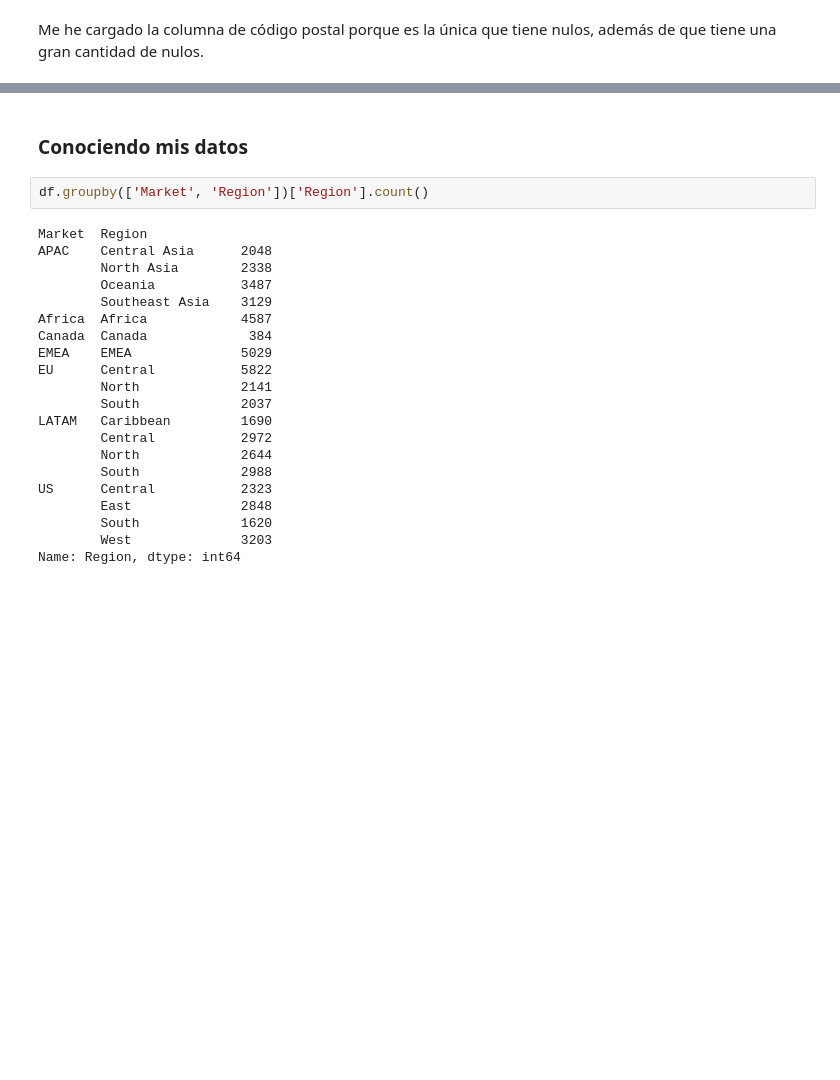
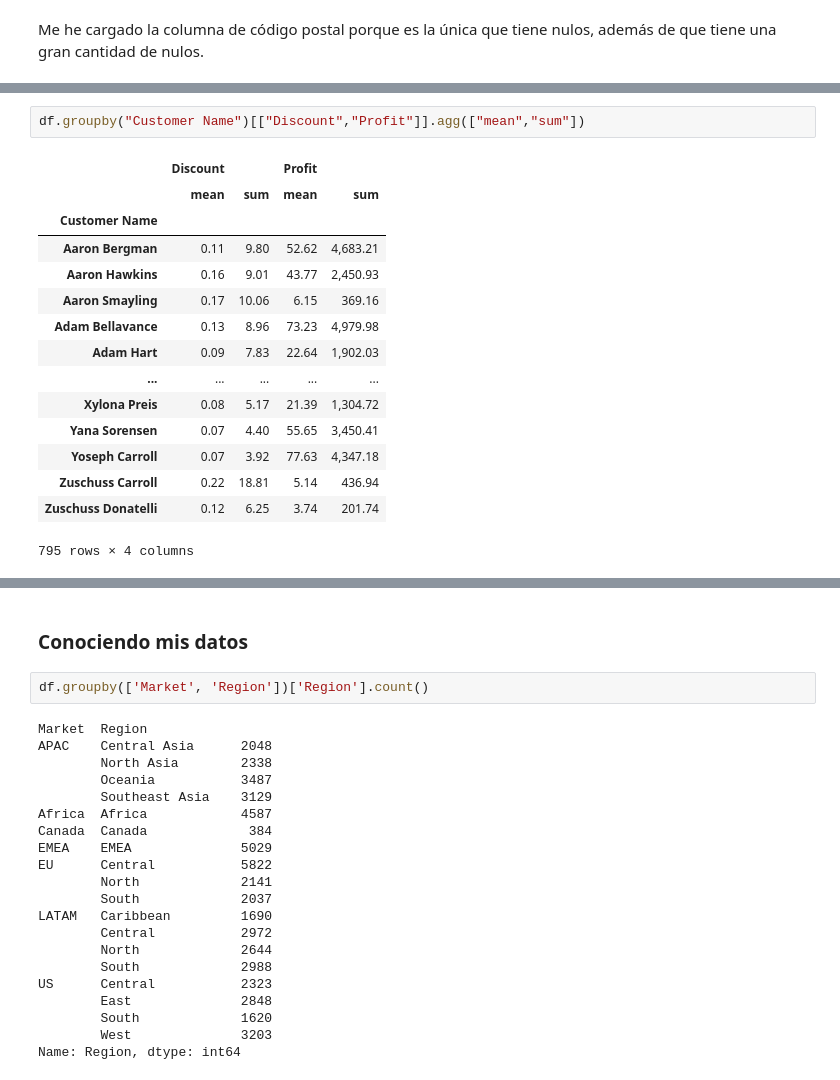
Before and after one commit to ngcarvajall/Proyecto9_Clustering_Regresion, a Jupyter notebook: Notebooks/EDA.ipynb, the cells around one changed output, grey strips where cells are left out. Cells and saved outputs as stored; diff of their text form; blank space fills up the shorter version.

```diff
--- a/Notebooks/EDA.ipynb
+++ b/Notebooks/EDA.ipynb
@@ -175,0 +281,18 @@ memory usage: 9.0+ MB
+# %%
+df.groupby("Customer Name")[["Discount","Profit"]].agg(["mean","sum"])
+# %% [output]
+|  | Discount |  | Profit |  |
+|  | mean | sum | mean | sum |
+| Customer Name |  |  |  |  |
+| Aaron Bergman | 0.11 | 9.80 | 52.62 | 4,683.21 |
+| Aaron Hawkins | 0.16 | 9.01 | 43.77 | 2,450.93 |
+| Aaron Smayling | 0.17 | 10.06 | 6.15 | 369.16 |
+| Adam Bellavance | 0.13 | 8.96 | 73.23 | 4,979.98 |
+| Adam Hart | 0.09 | 7.83 | 22.64 | 1,902.03 |
+| ... | ... | ... | ... | ... |
+| Xylona Preis | 0.08 | 5.17 | 21.39 | 1,304.72 |
+| Yana Sorensen | 0.07 | 4.40 | 55.65 | 3,450.41 |
+| Yoseph Carroll | 0.07 | 3.92 | 77.63 | 4,347.18 |
+| Zuschuss Carroll | 0.22 | 18.81 | 5.14 | 436.94 |
+| Zuschuss Donatelli | 0.12 | 6.25 | 3.74 | 201.74 |
+795 rows × 4 columns
```
Also changed, not shown: parts of 23 cells of this notebook.
